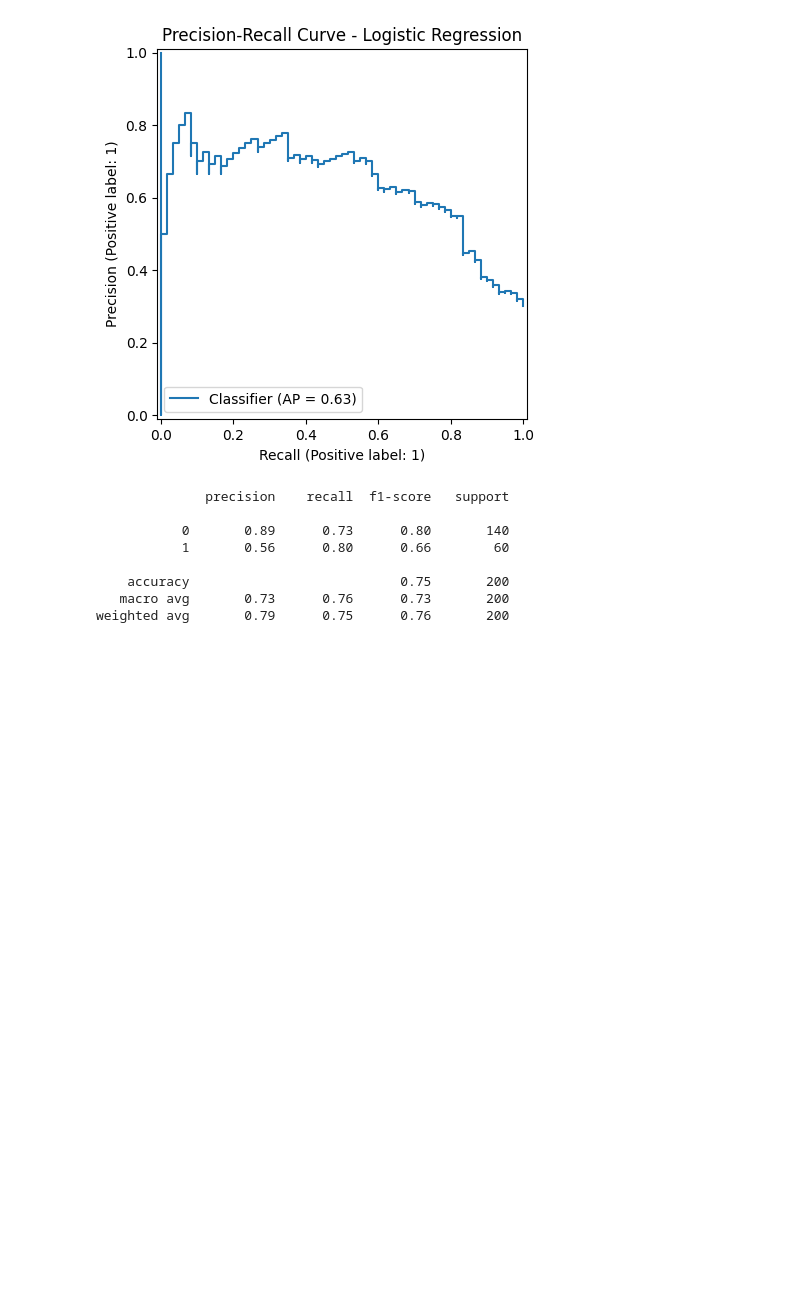
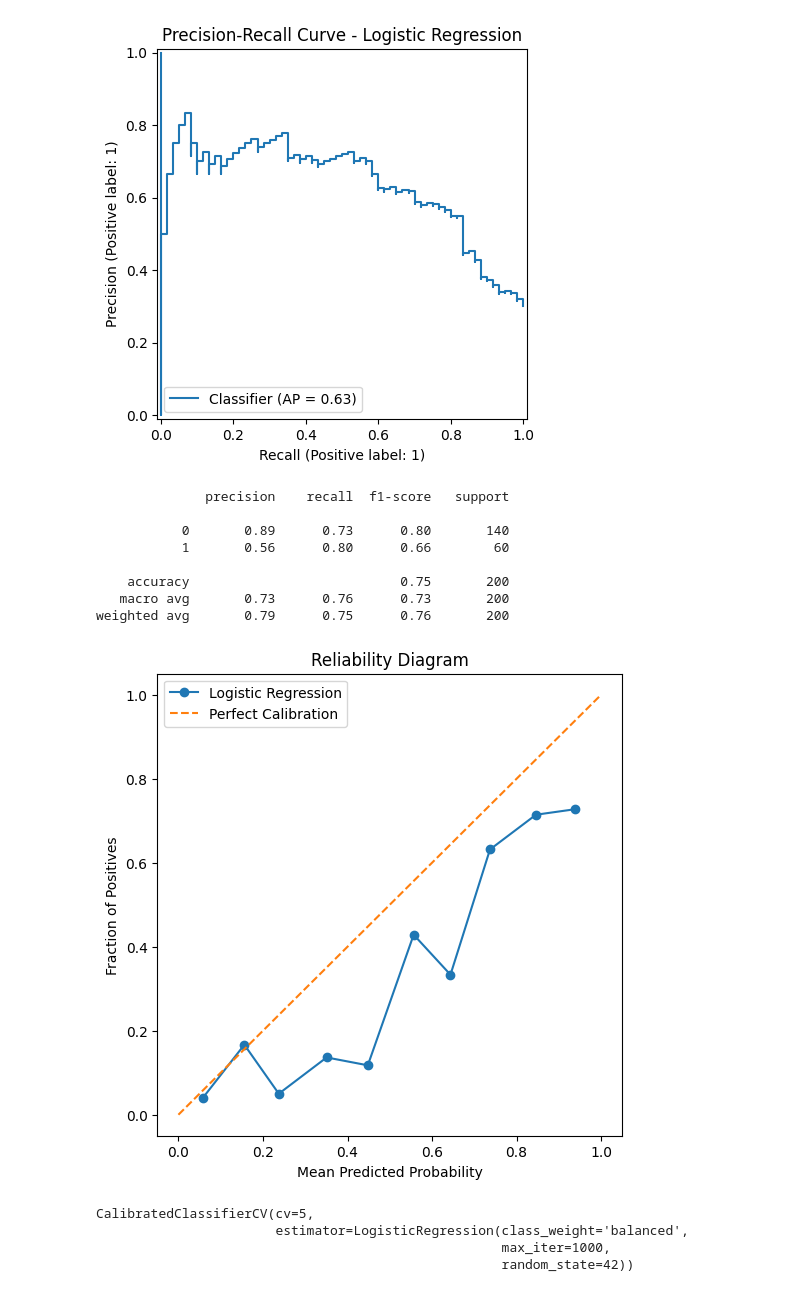
Before and after one commit to avyaktP/uncertainty-ai, a Jupyter notebook: notebooks/data_exploration.ipynb, the cells around one changed output. Drawn from its saved outputs; the diff is of its cells as text; code cells hidden in the pictures; blank space fills up the shorter version.

Commit message:
Applying Platt scaling and isotonic for probability calibration

```diff
--- a/notebooks/data_exploration.ipynb
+++ b/notebooks/data_exploration.ipynb
@@ -154,0 +158,20 @@ weighted avg       0.79      0.75      0.76       200
+# %%
+prob_true, prob_pred = calibration_curve(
+    y_test,
+    y_test_proba,
+    n_bins=10,
+    strategy="uniform"
+)
+# %%
+plt.figure(figsize=(6,6))
+
+plt.plot(prob_pred, prob_true, marker='o', label="Logistic Regression")
+plt.plot([0,1],[0,1], linestyle="--", label="Perfect Calibration")
+
+plt.xlabel("Mean Predicted Probability")
+plt.ylabel("Fraction of Positives")
+plt.title("Reliability Diagram")
+plt.legend()
+plt.show()
+# %% [output]
+[figure, added]
@@ -154,0 +180,13 @@ weighted avg       0.79      0.75      0.76       200
+# %%
+calibrated_lr_sigmoid = CalibratedClassifierCV(
+    log_reg,
+    method="sigmoid",
+    cv=5
+)
+
+calibrated_lr_sigmoid.fit(X_train_processed, y_train)
+# %% [output]
+CalibratedClassifierCV(cv=5,
+                       estimator=LogisticRegression(class_weight='balanced',
+                                                    max_iter=1000,
+                                                    random_state=42))
```
Also changed, not shown: parts of 10 cells of this notebook.
